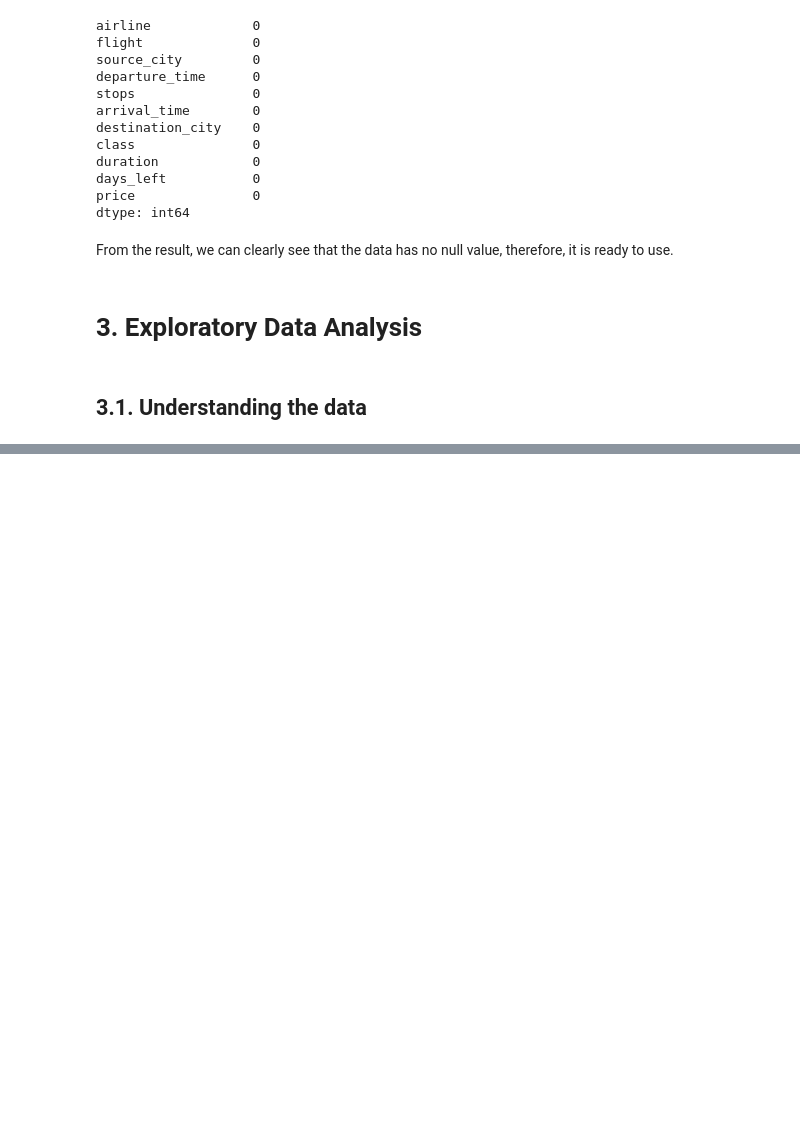
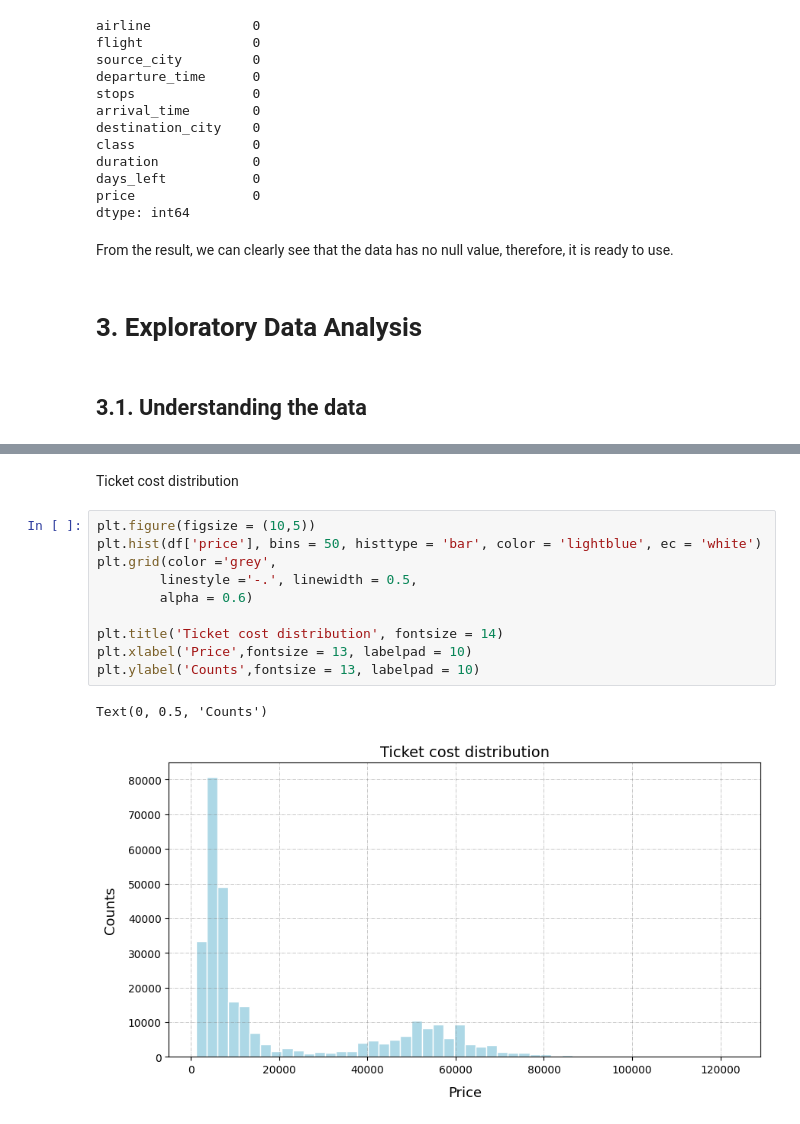
Before and after one commit to hungphanquocviet/flight-price-prediction, a Jupyter notebook: flight_price_notebook.ipynb, the cells around one changed output, grey strips where cells are left out. Saved outputs shown, nothing was run; the diff lists cells and outputs as text; blank space fills up the shorter version.

```diff
--- a/flight_price_notebook.ipynb
+++ b/flight_price_notebook.ipynb
@@ -97,0 +199,15 @@ From the result, we can clearly see that the data has no null value, therefore,
+# %% [markdown]
+Ticket cost distribution
+# %%
+plt.figure(figsize = (10,5))
+plt.hist(df['price'], bins = 50, histtype = 'bar', color = 'lightblue', ec = 'white')
+plt.grid(color ='grey',
+        linestyle ='-.', linewidth = 0.5,
+        alpha = 0.6)
+
+plt.title('Ticket cost distribution', fontsize = 14)
+plt.xlabel('Price',fontsize = 13, labelpad = 10)
+plt.ylabel('Counts',fontsize = 13, labelpad = 10)
+# %% [output]
+Text(0, 0.5, 'Counts')
+[figure, added]
```
Also changed, not shown: parts of 17 cells of this notebook.
